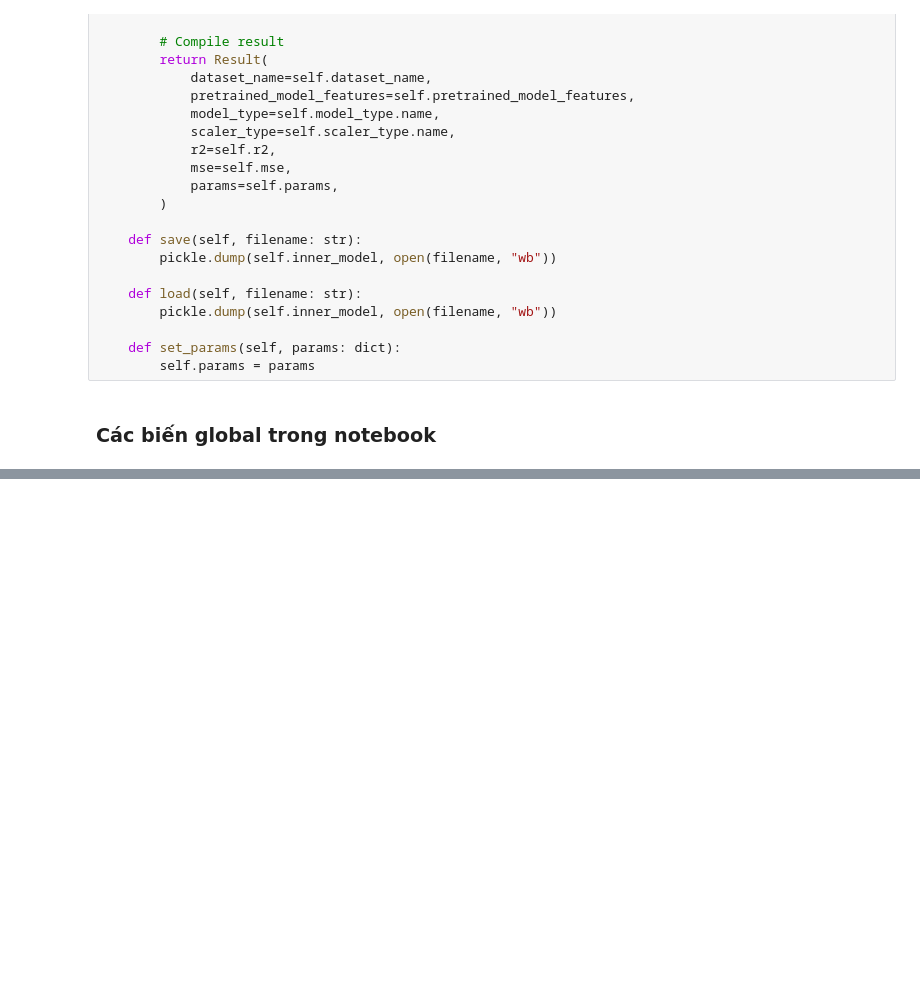
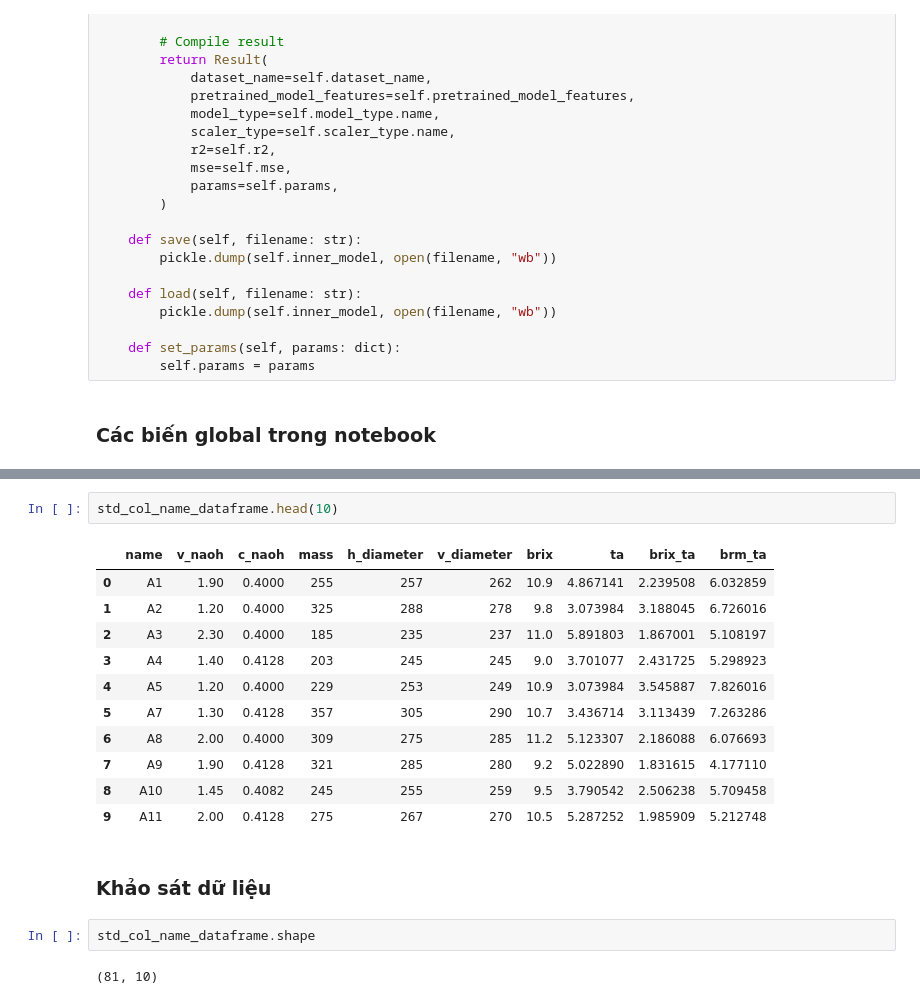
Before and after one commit to DucTrung1802/DS, a Jupyter notebook: Orange/main_orange.ipynb, the cells around one changed output, grey strips where cells are left out. Drawn from its saved outputs; the diff is of its cells as text; blank space fills up the shorter version.

```diff
--- a/Orange/main_orange.ipynb
+++ b/Orange/main_orange.ipynb
@@ -522,0 +734,20 @@ class Model(Utilities):
+# %%
+std_col_name_dataframe.head(10)
+# %% [output]
+|  | name | v_naoh | c_naoh | mass | h_diameter | v_diameter | brix | ta | brix_ta | brm_ta |
+| 0 | A1 | 1.90 | 0.4000 | 255 | 257 | 262 | 10.9 | 4.867141 | 2.239508 | 6.032859 |
+| 1 | A2 | 1.20 | 0.4000 | 325 | 288 | 278 | 9.8 | 3.073984 | 3.188045 | 6.726016 |
+| 2 | A3 | 2.30 | 0.4000 | 185 | 235 | 237 | 11.0 | 5.891803 | 1.867001 | 5.108197 |
+| 3 | A4 | 1.40 | 0.4128 | 203 | 245 | 245 | 9.0 | 3.701077 | 2.431725 | 5.298923 |
+| 4 | A5 | 1.20 | 0.4000 | 229 | 253 | 249 | 10.9 | 3.073984 | 3.545887 | 7.826016 |
+| 5 | A7 | 1.30 | 0.4128 | 357 | 305 | 290 | 10.7 | 3.436714 | 3.113439 | 7.263286 |
+| 6 | A8 | 2.00 | 0.4000 | 309 | 275 | 285 | 11.2 | 5.123307 | 2.186088 | 6.076693 |
+| 7 | A9 | 1.90 | 0.4128 | 321 | 285 | 280 | 9.2 | 5.022890 | 1.831615 | 4.177110 |
+| 8 | A10 | 1.45 | 0.4082 | 245 | 255 | 259 | 9.5 | 3.790542 | 2.506238 | 5.709458 |
+| 9 | A11 | 2.00 | 0.4128 | 275 | 267 | 270 | 10.5 | 5.287252 | 1.985909 | 5.212748 |
+# %% [markdown]
+### Khảo sát dữ liệu
+# %%
+std_col_name_dataframe.shape
+# %% [output]
+(81, 10)
```
Also changed, not shown: parts of 28 cells of this notebook, 1 other file.
